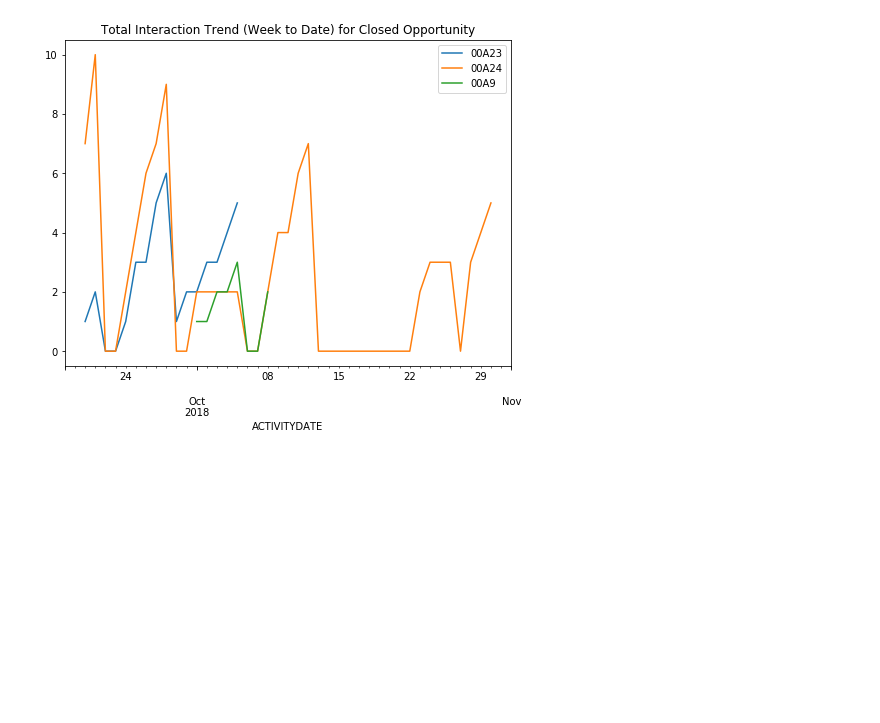
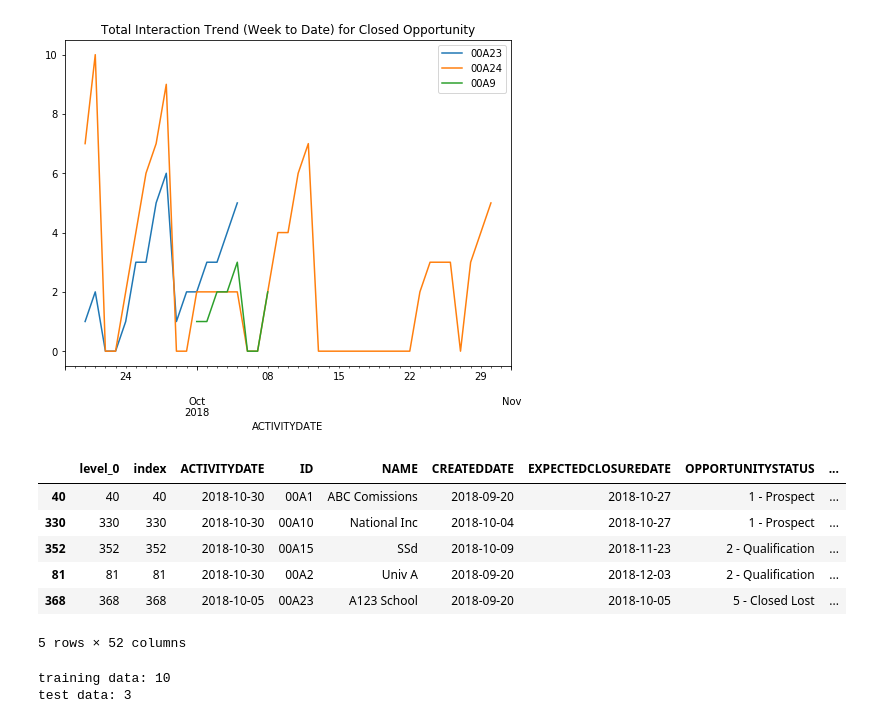
Before and after one commit to AbhiSivasailam/SB, a Jupyter notebook: Opportunity_Scoring.ipynb, the cells around one changed output. Drawn from its saved outputs; the diff is of its cells as text; code cells hidden in the pictures; blank space fills up the shorter version.

Commit message:
Added Random forest classifier to data set

```diff
--- a/Opportunity_Scoring.ipynb
+++ b/Opportunity_Scoring.ipynb
@@ -399,3 +377,7 @@ for key, grp in df_plot_line.loc[df_plot_line['ID'].isin(closed_list)].groupby([
 plt.show()
 # %% [output]
 [figure]
+# %%
+df3=df.reset_index(drop=True)
+df3.head()
+df3=df3.loc[df3.groupby(['ID'])['ACTIVITYDATE'].idxmax()]
@@ -401,0 +389,18 @@ plt.show()
+# %%
+df3['is_train']=np.random.uniform(0,1,len(df3))<=0.75
+df3.head()
+# %% [output]
+|  | level_0 | index | ACTIVITYDATE | ID | NAME | CREATEDDATE | EXPECTEDCLOSUREDATE | OPPORTUNITYSTATUS | ... |
+| 40 | 40 | 40 | 2018-10-30 | 00A1 | ABC Comissions | 2018-09-20 | 2018-10-27 | 1 - Prospect | ... |
+| 330 | 330 | 330 | 2018-10-30 | 00A10 | National Inc | 2018-10-04 | 2018-10-27 | 1 - Prospect | ... |
+| 352 | 352 | 352 | 2018-10-30 | 00A15 | SSd | 2018-10-09 | 2018-11-23 | 2 - Qualification | ... |
+| 81 | 81 | 81 | 2018-10-30 | 00A2 | Univ A | 2018-09-20 | 2018-12-03 | 2 - Qualification | ... |
+| 368 | 368 | 368 | 2018-10-05 | 00A23 | A123 School | 2018-09-20 | 2018-10-05 | 5 - Closed Lost | ... |
+5 rows × 52 columns
+# %%
+train,test = df3[df3['is_train']==True],df3[df3['is_train']==False]
+print ('training data:',len(train))
+print ('test data:',len(test))
+# %% [output]
+training data: 10
+test data: 3
```
Also changed, not shown: parts of 9 cells of this notebook.
